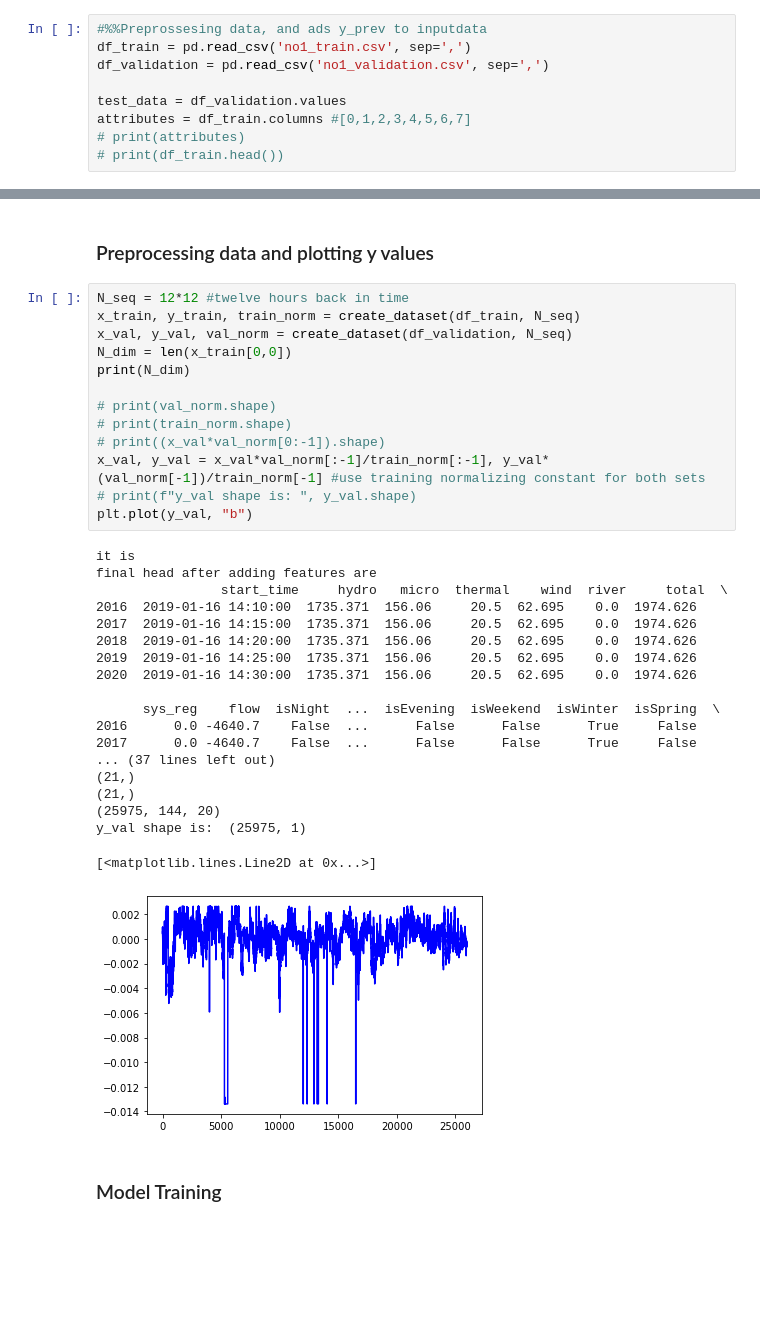
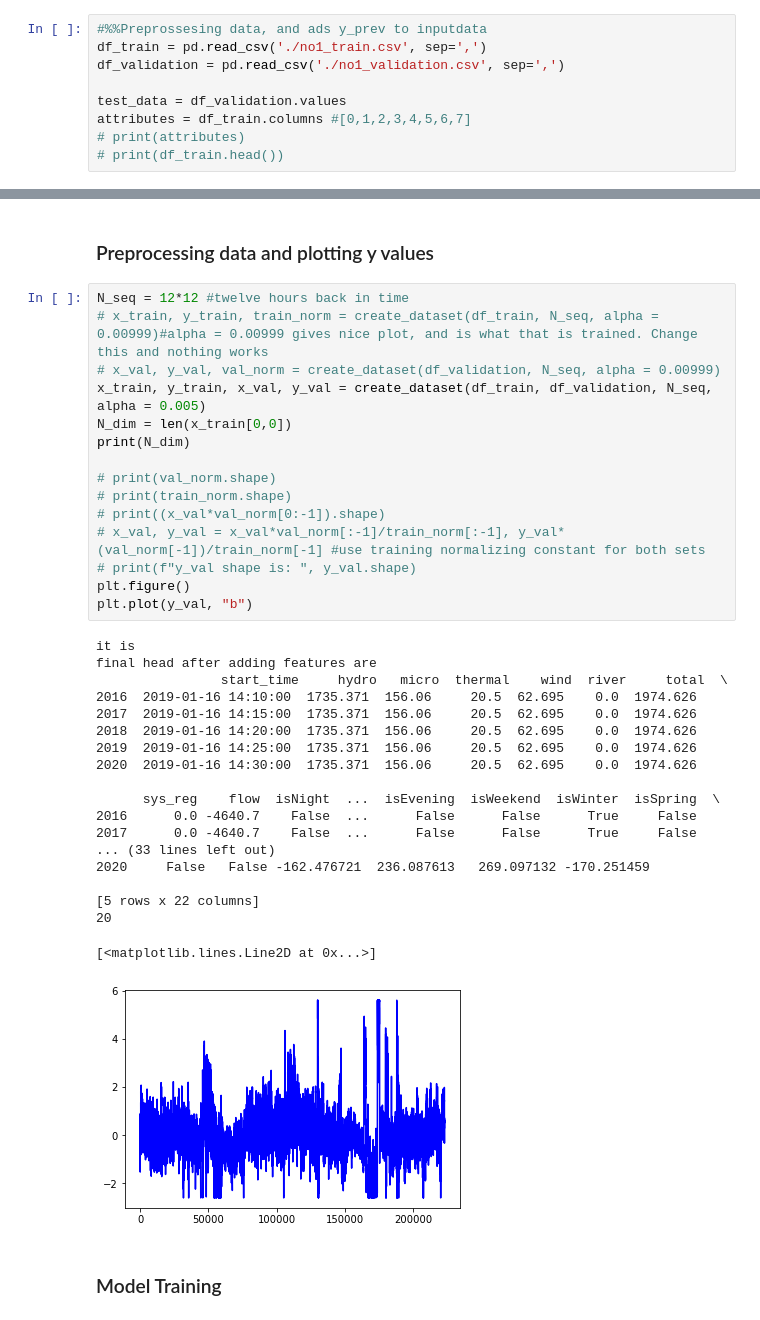
Before and after one commit to Siperjack/Deep_Learning_Projects, a Jupyter notebook: A3/main.ipynb, the cells around one changed output, grey strips where cells are left out. Saved outputs shown, nothing was run; the diff lists cells and outputs as text; blank space fills up the shorter version.

```diff
--- a/A3/main.ipynb
+++ b/A3/main.ipynb
@@ -221,8 +250,8 @@ def create_dataset(data, n_seq):
 ### Loading data
 # %%
 #%%Preprossesing data, and ads y_prev to inputdata
-df_train = pd.read_csv('no1_train.csv', sep=',')
-df_validation = pd.read_csv('no1_validation.csv', sep=',')
+df_train = pd.read_csv('./no1_train.csv', sep=',')
+df_validation = pd.read_csv('./no1_validation.csv', sep=',')
 
 test_data = df_validation.values
 attributes = df_train.columns #[0,1,2,3,4,5,6,7]
@@ -249,37 +261,39 @@ Index(['start_time', 'hydro', 'micro', 'thermal', 'wind', 'river', 'total',
 ### Preprocessing data and plotting y values
 # %%
 N_seq = 12*12 #twelve hours back in time
-x_train, y_train, train_norm = create_dataset(df_train, N_seq)
-x_val, y_val, val_norm = create_dataset(df_validation, N_seq)
+# x_train, y_train, train_norm = create_dataset(df_train, N_seq, alpha = 0.00999)#alpha = 0.00999 gives nice plot, and is what that is trained. Change this and nothing works
+# x_val, y_val, val_norm = create_dataset(df_validation, N_seq, alpha = 0.00999)
+x_train, y_train, x_val, y_val = create_dataset(df_train, df_validation, N_seq, alpha = 0.005)
 N_dim = len(x_train[0,0])
 print(N_dim)
 
 # print(val_norm.shape)
 # print(train_norm.shape)
 # print((x_val*val_norm[0:-1]).shape)
-x_val, y_val = x_val*val_norm[:-1]/train_norm[:-1], y_val*(val_norm[-1])/train_norm[-1] #use training normalizing constant for both sets
+# x_val, y_val = x_val*val_norm[:-1]/train_norm[:-1], y_val*(val_norm[-1])/train_norm[-1] #use training normalizing constant for both sets
 # print(f"y_val shape is: ", y_val.shape)
+plt.figure()
 plt.plot(y_val, "b")
 # %% [output]
 it is
 final head after adding features are
                 start_time     hydro   micro  thermal    wind  river     total  \
 2016  2019-01-16 14:10:00  1735.371  156.06     20.5  62.695    0.0  1974.626
 2017  2019-01-16 14:15:00  1735.371  156.06     20.5  62.695    0.0  1974.626
 2018  2019-01-16 14:20:00  1735.371  156.06     20.5  62.695    0.0  1974.626
 2019  2019-01-16 14:25:00  1735.371  156.06     20.5  62.695    0.0  1974.626
 2020  2019-01-16 14:30:00  1735.371  156.06     20.5  62.695    0.0  1974.626
 
       sys_reg    flow  isNight  ...  isEvening  isWeekend  isWinter  isSpring  \
 2016      0.0 -4640.7    False  ...      False      False      True     False
 2017      0.0 -4640.7    False  ...      False      False      True     False
-... (37 lines left out)
-(21,)
-(21,)
-(25975, 144, 20)
-y_val shape is:  (25975, 1)
+... (33 lines left out)
+2020     False   False -162.476721  236.087613   269.097132 -170.251459
+
+[5 rows x 22 columns]
+20
 [<matplotlib.lines.Line2D at 0x...>]
-[figure, old version]
+[figure, new version]
 # %% [markdown]
 ### Model Training
 # %%
```
Also changed, not shown: parts of 6 cells of this notebook, 22 other files.
